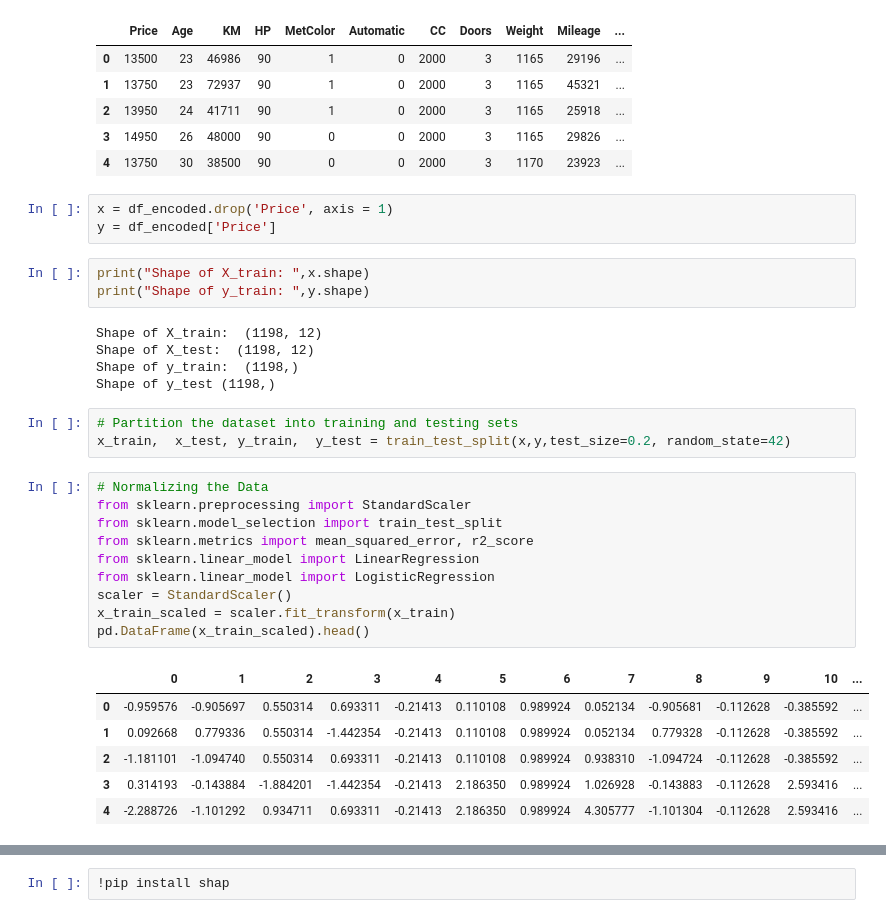
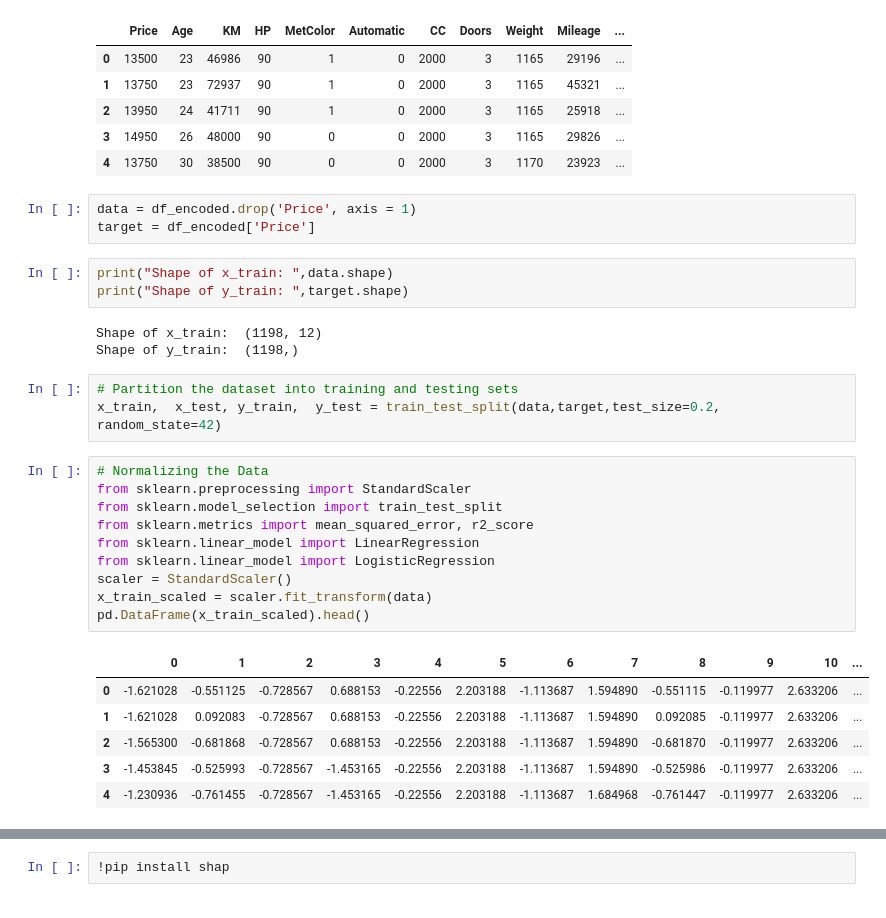
Before and after one commit to michelmalki/MichelMalki, a Jupyter notebook: Used_Car_Sales.ipynb, the cells around one changed output, grey strips where cells are left out. Drawn from its saved outputs; the diff is of its cells as text.

```diff
--- a/Used_Car_Sales.ipynb
+++ b/Used_Car_Sales.ipynb
@@ -170,34 +170,32 @@ df_encoded.head()
 | 3 | 14950 | 26 | 48000 | 90 | 0 | 0 | 2000 | 3 | 1165 | 29826 | ... |
 | 4 | 13750 | 30 | 38500 | 90 | 0 | 0 | 2000 | 3 | 1170 | 23923 | ... |
 # %%
-x = df_encoded.drop('Price', axis = 1)
-y = df_encoded['Price']
+data = df_encoded.drop('Price', axis = 1)
+target = df_encoded['Price']
 # %%
-print("Shape of X_train: ",x.shape)
-print("Shape of y_train: ",y.shape)
+print("Shape of x_train: ",data.shape)
+print("Shape of y_train: ",target.shape)
 # %% [output]
-Shape of X_train:  (1198, 12)
-Shape of X_test:  (1198, 12)
+Shape of x_train:  (1198, 12)
 Shape of y_train:  (1198,)
-Shape of y_test (1198,)
 # %%
 # Partition the dataset into training and testing sets
-x_train,  x_test, y_train,  y_test = train_test_split(x,y,test_size=0.2, random_state=42)
+x_train,  x_test, y_train,  y_test = train_test_split(data,target,test_size=0.2, random_state=42)
 # %%
 # Normalizing the Data
 from sklearn.preprocessing import StandardScaler
 from sklearn.model_selection import train_test_split
 from sklearn.metrics import mean_squared_error, r2_score
 from sklearn.linear_model import LinearRegression
 from sklearn.linear_model import LogisticRegression
 scaler = StandardScaler()
-x_train_scaled = scaler.fit_transform(x_train)
+x_train_scaled = scaler.fit_transform(data)
 pd.DataFrame(x_train_scaled).head()
 # %% [output]
 |  | 0 | 1 | 2 | 3 | 4 | 5 | 6 | 7 | 8 | 9 | 10 | ... |
-| 0 | -0.959576 | -0.905697 | 0.550314 | 0.693311 | -0.21413 | 0.110108 | 0.989924 | 0.052134 | -0.905681 | -0.112628 | -0.385592 | ... |
-| 1 | 0.092668 | 0.779336 | 0.550314 | -1.442354 | -0.21413 | 0.110108 | 0.989924 | 0.052134 | 0.779328 | -0.112628 | -0.385592 | ... |
-| 2 | -1.181101 | -1.094740 | 0.550314 | 0.693311 | -0.21413 | 0.110108 | 0.989924 | 0.938310 | -1.094724 | -0.112628 | -0.385592 | ... |
-| 3 | 0.314193 | -0.143884 | -1.884201 | -1.442354 | -0.21413 | 2.186350 | 0.989924 | 1.026928 | -0.143883 | -0.112628 | 2.593416 | ... |
-| 4 | -2.288726 | -1.101292 | 0.934711 | 0.693311 | -0.21413 | 2.186350 | 0.989924 | 4.305777 | -1.101304 | -0.112628 | 2.593416 | ... |
+| 0 | -1.621028 | -0.551125 | -0.728567 | 0.688153 | -0.22556 | 2.203188 | -1.113687 | 1.594890 | -0.551115 | -0.119977 | 2.633206 | ... |
+| 1 | -1.621028 | 0.092083 | -0.728567 | 0.688153 | -0.22556 | 2.203188 | -1.113687 | 1.594890 | 0.092085 | -0.119977 | 2.633206 | ... |
+| 2 | -1.565300 | -0.681868 | -0.728567 | 0.688153 | -0.22556 | 2.203188 | -1.113687 | 1.594890 | -0.681870 | -0.119977 | 2.633206 | ... |
+| 3 | -1.453845 | -0.525993 | -0.728567 | -1.453165 | -0.22556 | 2.203188 | -1.113687 | 1.594890 | -0.525986 | -0.119977 | 2.633206 | ... |
+| 4 | -1.230936 | -0.761455 | -0.728567 | -1.453165 | -0.22556 | 2.203188 | -1.113687 | 1.684968 | -0.761447 | -0.119977 | 2.633206 | ... |
 # %%
```
Also changed, not shown: parts of 7 cells of this notebook.
